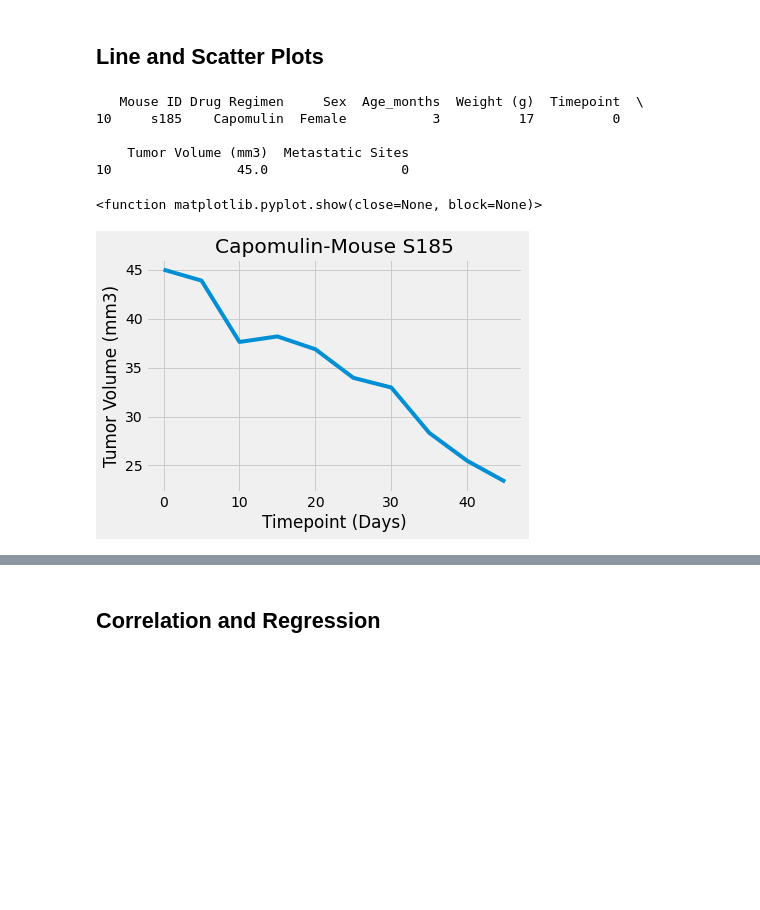
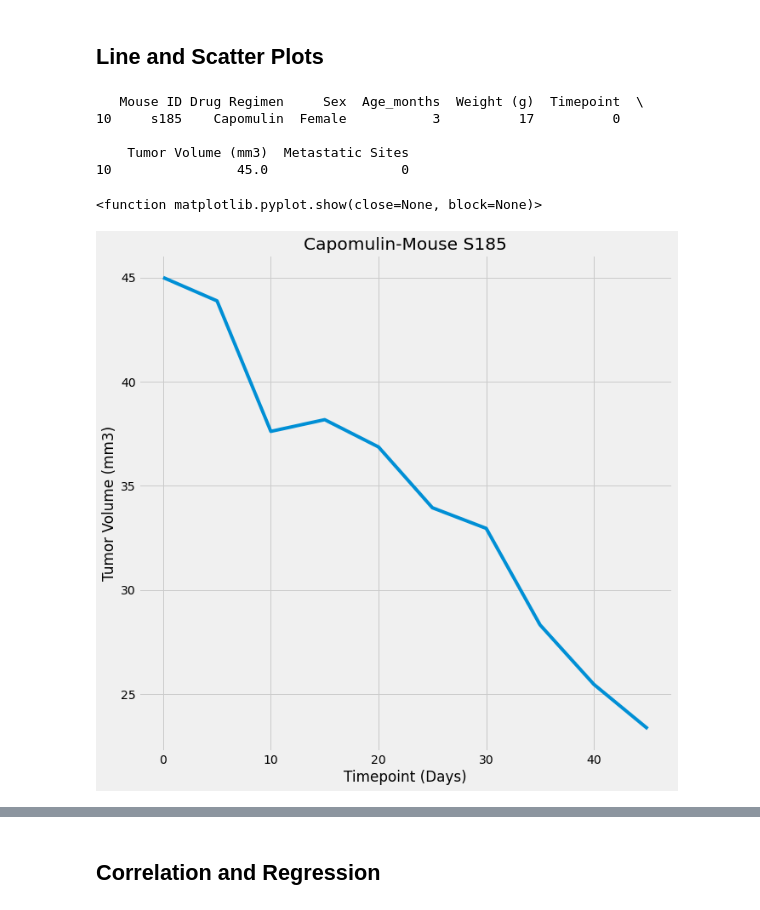
Before and after one commit to CBPher24/MatPlotLib_Challenge, a Jupyter notebook: Pymaceuticals/pymaceuticals_starter.ipynb, the cells around one changed output, grey strips where cells are left out. Drawn from its saved outputs; the diff is of its cells as text; code cells hidden in the pictures; blank space fills up the shorter version.

```diff
--- a/Pymaceuticals/pymaceuticals_starter.ipynb
+++ b/Pymaceuticals/pymaceuticals_starter.ipynb
@@ -328,23 +323,23 @@ plt.show
 # %%
 # Generate a line plot of tumor volume vs. time point for a mouse treated with Capomulin
 capo = lab_stu_df.loc[lab_stu_df['Drug Regimen'] == "Capomulin"]
 print(capo.head(1))
 s185 = lab_stu_df.loc[lab_stu_df['Mouse ID'] == "s185"]
+plt.figure(figsize=(10,10))
 plt.plot(s185["Timepoint"],s185["Tumor Volume (mm3)"])
 
 plt.xlabel("Timepoint (Days)")
 plt.ylabel("Tumor Volume (mm3)")
 plt.title("Capomulin-Mouse S185")
-
 plt.show
 # %% [output]
    Mouse ID Drug Regimen     Sex  Age_months  Weight (g)  Timepoint  \
 10     s185    Capomulin  Female           3          17          0
 
     Tumor Volume (mm3)  Metastatic Sites
 10                45.0                 0
 <function matplotlib.pyplot.show(close=None, block=None)>
-[figure, old version]
+[figure, new version]
 # %%
 # Generate a scatter plot of average tumor volume vs. mouse weight for the Capomulin regimen
 capo_avg = capo.groupby("Mouse ID").mean()
```
Also changed, not shown: parts of 8 cells of this notebook.
